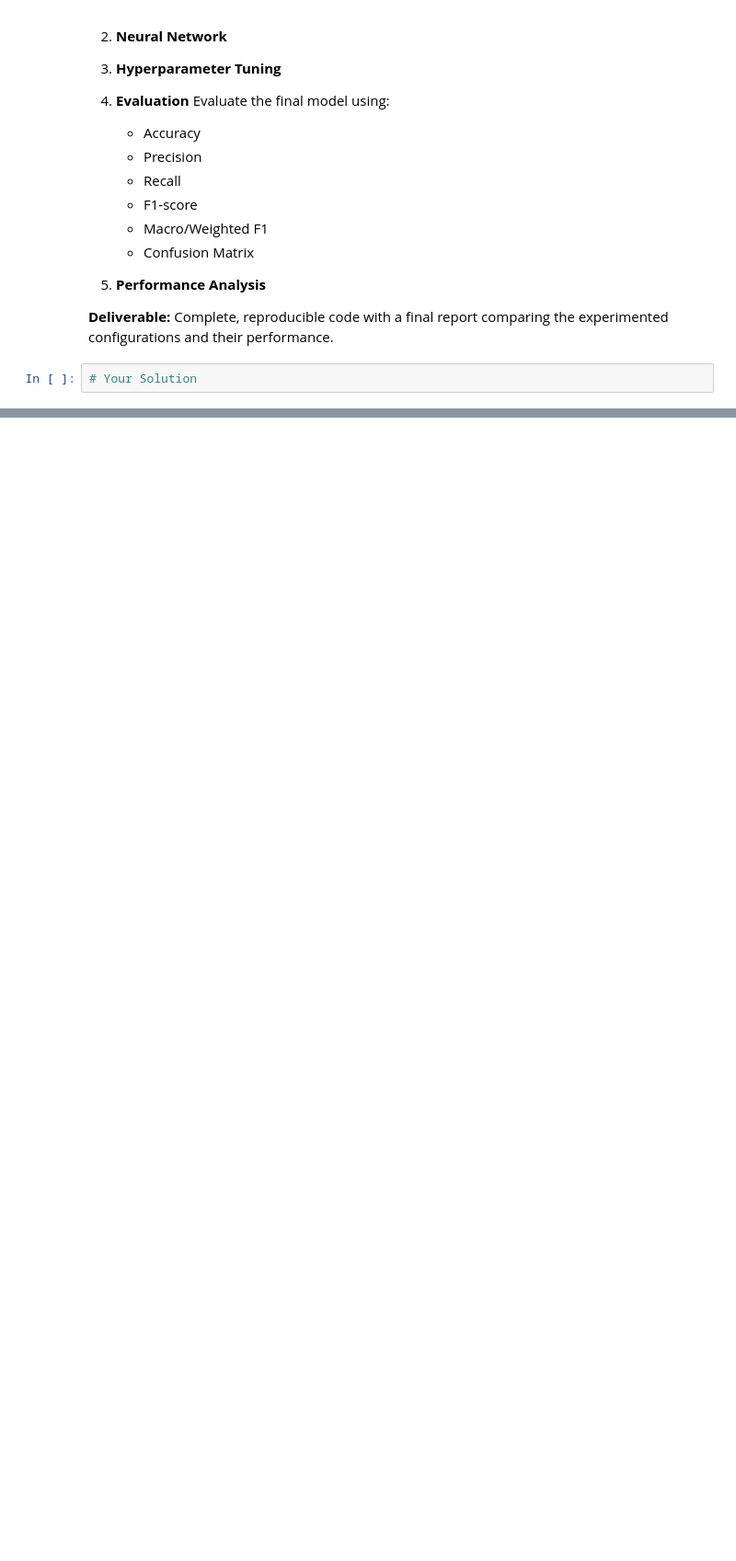
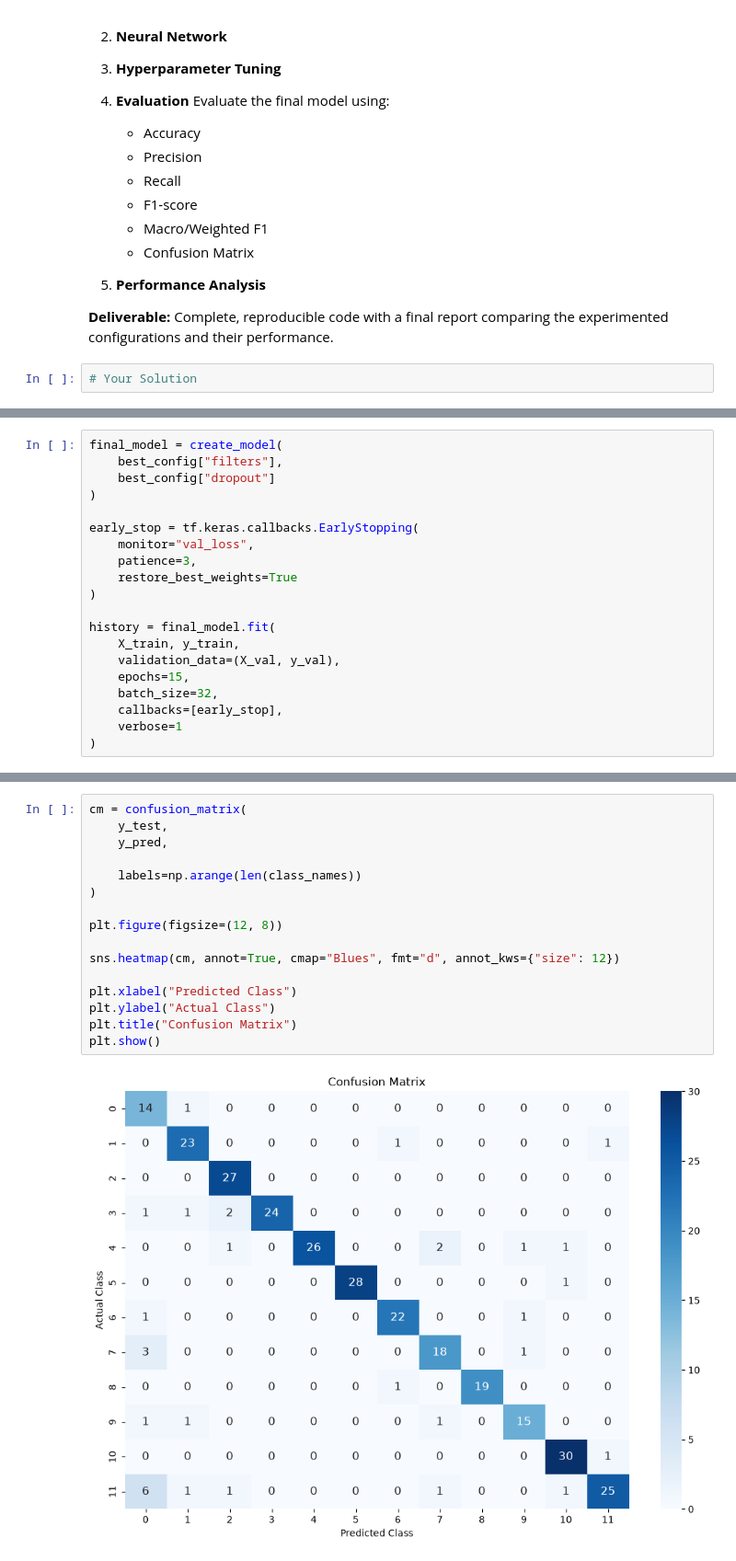
Before and after one commit to abinhyanmikha/Data-Science, a Jupyter notebook: Assignment/Assignment9/Assignment-09_Oct2.ipynb, the cells around one changed output, grey strips where cells are left out. Shown at 92% size. Cells and saved outputs as stored; diff of their text form; blank space fills up the shorter version.

```diff
--- a/Assignment/Assignment9/Assignment-09_Oct2.ipynb
+++ b/Assignment/Assignment9/Assignment-09_Oct2.ipynb
@@ -77,0 +254,20 @@ model tolorant towards variations,distortions
+# %%
+final_model = create_model(
+    best_config["filters"],
+    best_config["dropout"]
+)
+
+early_stop = tf.keras.callbacks.EarlyStopping(
+    monitor="val_loss",
+    patience=3,
+    restore_best_weights=True
+)
+
+history = final_model.fit(
+    X_train, y_train,
+    validation_data=(X_val, y_val),
+    epochs=15,
+    batch_size=32,
+    callbacks=[early_stop],
+    verbose=1
+)
@@ -77,0 +347,18 @@ model tolorant towards variations,distortions
+# %%
+cm = confusion_matrix(
+    y_test,
+    y_pred,
+
+    labels=np.arange(len(class_names))
+)
+
+plt.figure(figsize=(12, 8))
+
+sns.heatmap(cm, annot=True, cmap="Blues", fmt="d", annot_kws={"size": 12})
+
+plt.xlabel("Predicted Class")
+plt.ylabel("Actual Class")
+plt.title("Confusion Matrix")
+plt.show()
+# %% [output]
+[figure, added]
```
Also changed, not shown: parts of 29 cells of this notebook.
